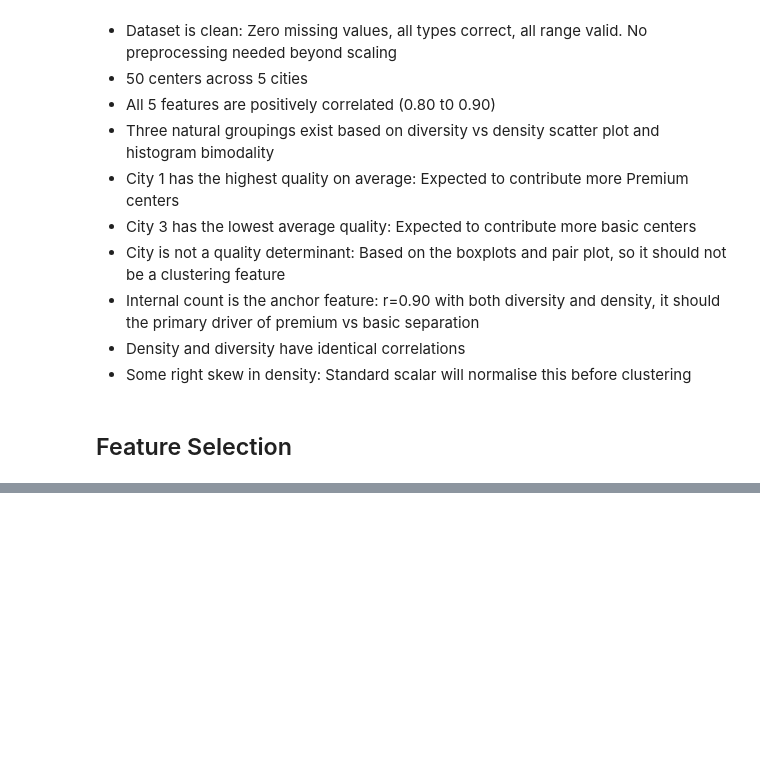
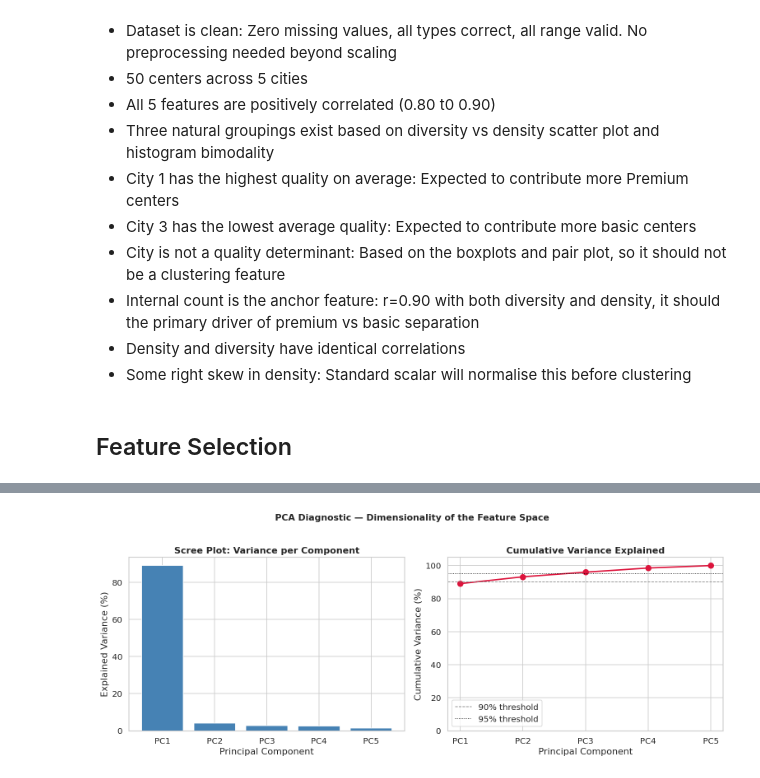
Before and after one commit to thedataboy001/research-center-assignment, a Jupyter notebook: EDA_and_Model.ipynb, the cells around one changed output, grey strips where cells are left out. Drawn from its saved outputs; the diff is of its cells as text; code cells hidden in the pictures; blank space fills up the shorter version.

```diff
--- a/EDA_and_Model.ipynb
+++ b/EDA_and_Model.ipynb
@@ -585,0 +922,20 @@ CITY-LEVEL FEATURE SUMMARY
+# %%
+# Scale first: PCA requires standardised data
+
+scaler_pca  = StandardScaler()
+X_scaled    = scaler_pca.fit_transform(data[CANDIDATE_FEATURES])
+
+pca_full    = PCA(n_components=len(CANDIDATE_FEATURES))
+pca_full.fit(X_scaled)
+
+explained_variance      = pca_full.explained_variance_ratio_
+cumulative_variance     = np.cumsum(explained_variance)
+
+pca_report = pd.DataFrame({
+    "principal_component": [f"PC{i+1}" for i in range(len(CANDIDATE_FEATURES))],
+    "explained_var_%":     (explained_variance * 100).round(2),
+    "cumulative_var_%":    (cumulative_variance * 100).round(2),
+})
+
+print("PCA: VARIANCE EXPLAINED PER COMPONENT")
+display(pca_report)
@@ -585,0 +974,45 @@ CITY-LEVEL FEATURE SUMMARY
+# %%
+# Determine how many components are needed to reach 90% and 95% cumulative variance
+
+# Visualise scree plot
+fig, axes = plt.subplots(1, 2, figsize=(13, 5))
+
+# Scree plot
+axes[0].bar(
+    pca_report["principal_component"],
+    pca_report["explained_var_%"],
+    color="steelblue",
+    edgecolor="white"
+)
+axes[0].set_title("Scree Plot: Variance per Component",
+                   fontweight="bold")
+axes[0].set_ylabel("Explained Variance (%)")
+axes[0].set_xlabel("Principal Component")
+
+# Cumulative variance
+axes[1].plot(
+    pca_report["principal_component"],
+    pca_report["cumulative_var_%"],
+    marker="o",
+    color="crimson",
+    linewidth=2,
+    markersize=8,
+)
+axes[1].axhline(90, color="grey",  linestyle="--", linewidth=1, label="90% threshold")
+axes[1].axhline(95, color="black", linestyle=":", linewidth=1, label="95% threshold")
+axes[1].set_title("Cumulative Variance Explained", fontweight="bold")
+axes[1].set_ylabel("Cumulative Variance (%)")
+axes[1].set_xlabel("Principal Component")
+axes[1].legend()
+axes[1].set_ylim([0, 105])
+
+plt.suptitle(
+    "PCA Diagnostic — Dimensionality of the Feature Space",
+    fontsize=13, fontweight="bold", y=1.02
+)
+
+plt.tight_layout()
+plt.savefig("features_visuals/feature_selection_pca_scree.png", bbox_inches="tight")
+plt.show()
+# %% [output]
+[figure, added]
```
Also changed, not shown: parts of 62 cells of this notebook, 55 other files.
